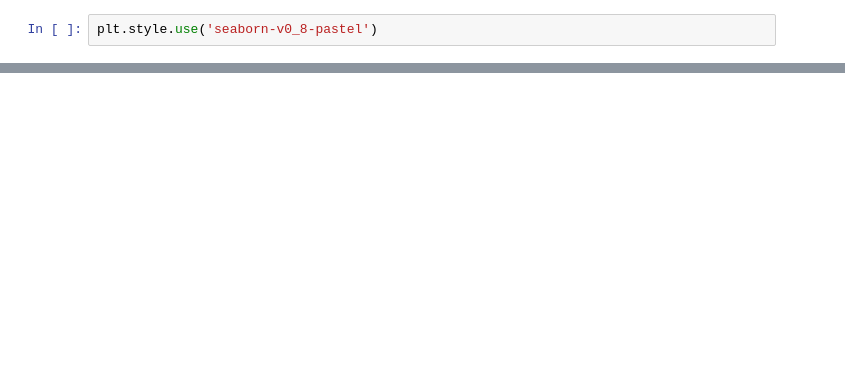
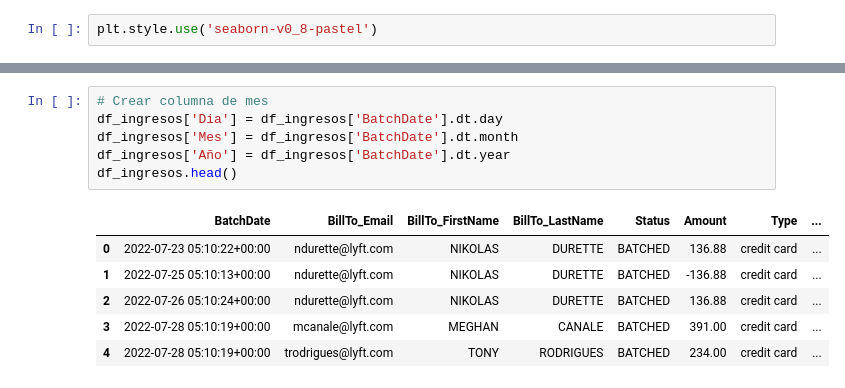
Before and after one commit to victorbriones-hub/exploratory_data_analysis, a Jupyter notebook: main/projects/principales_indicadores_internos/notebooks/ingresos.ipynb, the cells around one changed output, grey strips where cells are left out. Drawn from its saved outputs; the diff is of its cells as text; blank space fills up the shorter version.

```diff
--- a/main/projects/principales_indicadores_internos/notebooks/ingresos.ipynb
+++ b/main/projects/principales_indicadores_internos/notebooks/ingresos.ipynb
@@ -48,0 +52,13 @@ df_ingresos
+# %%
+# Crear columna de mes
+df_ingresos['Dia'] = df_ingresos['BatchDate'].dt.day
+df_ingresos['Mes'] = df_ingresos['BatchDate'].dt.month
+df_ingresos['Año'] = df_ingresos['BatchDate'].dt.year
+df_ingresos.head()
+# %% [output]
+|  | BatchDate | BillTo_Email | BillTo_FirstName | BillTo_LastName | Status | Amount | Type | ... |
+| 0 | 2022-07-23 05:10:22+00:00 | ndurette@lyft.com | NIKOLAS | DURETTE | BATCHED | 136.88 | credit card | ... |
+| 1 | 2022-07-25 05:10:13+00:00 | ndurette@lyft.com | NIKOLAS | DURETTE | BATCHED | -136.88 | credit card | ... |
+| 2 | 2022-07-26 05:10:24+00:00 | ndurette@lyft.com | NIKOLAS | DURETTE | BATCHED | 136.88 | credit card | ... |
+| 3 | 2022-07-28 05:10:19+00:00 | mcanale@lyft.com | MEGHAN | CANALE | BATCHED | 391.00 | credit card | ... |
+| 4 | 2022-07-28 05:10:19+00:00 | trodrigues@lyft.com | TONY | RODRIGUES | BATCHED | 234.00 | credit card | ... |
```
Also changed, not shown: parts of 12 cells of this notebook, 7 other files.
